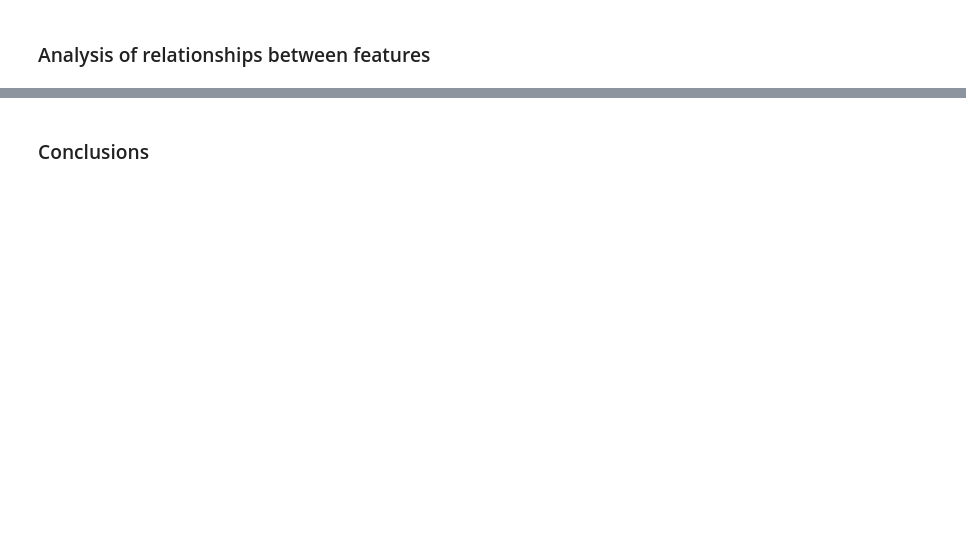
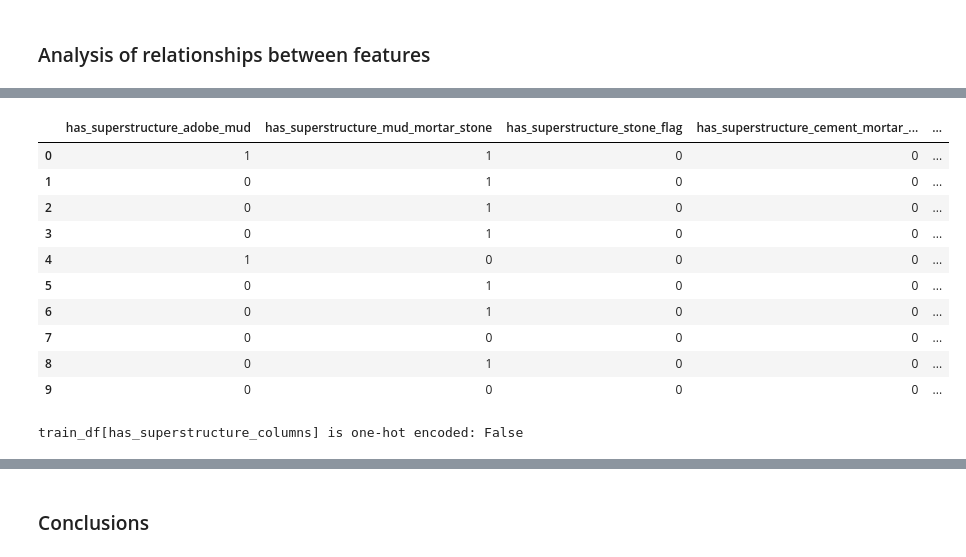
Before and after one commit to Sidies/-2015_Gorkha_earthquake_damage_prediction, a Jupyter notebook: notebooks/Exploration.ipynb, the cells around one changed output, grey strips where cells are left out. Saved outputs shown, nothing was run; the diff lists cells and outputs as text; code cells hidden in the pictures; blank space fills up the shorter version.

```diff
--- a/notebooks/Exploration.ipynb
+++ b/notebooks/Exploration.ipynb
@@ -218,0 +293,32 @@ target_df.head(10)
+# %%
+has_superstructure_columns = [
+    'has_superstructure_adobe_mud',
+    'has_superstructure_mud_mortar_stone',
+    'has_superstructure_stone_flag',
+    'has_superstructure_cement_mortar_stone',
+    'has_superstructure_mud_mortar_brick',
+    'has_superstructure_cement_mortar_brick',
+    'has_superstructure_timber',
+    'has_superstructure_bamboo',
+    'has_superstructure_rc_non_engineered',
+    'has_superstructure_rc_engineered',
+    'has_superstructure_other'
+]
+
+train_df[has_superstructure_columns].head(10)
+# %% [output]
+|  | has_superstructure_adobe_mud | has_superstructure_mud_mortar_stone | has_superstructure_stone_flag | has_superstructure_cement_mortar_... | ... |
+| 0 | 1 | 1 | 0 | 0 | ... |
+| 1 | 0 | 1 | 0 | 0 | ... |
+| 2 | 0 | 1 | 0 | 0 | ... |
+| 3 | 0 | 1 | 0 | 0 | ... |
+| 4 | 1 | 0 | 0 | 0 | ... |
+| 5 | 0 | 1 | 0 | 0 | ... |
+| 6 | 0 | 1 | 0 | 0 | ... |
+| 7 | 0 | 0 | 0 | 0 | ... |
+| 8 | 0 | 1 | 0 | 0 | ... |
+| 9 | 0 | 0 | 0 | 0 | ... |
+# %%
+print('train_df[has_superstructure_columns] is one-hot encoded:', build_features.is_one_hot_encoded(train_df[has_superstructure_columns]))
+# %% [output]
+train_df[has_superstructure_columns] is one-hot encoded: False
```
Also changed, not shown: parts of 29 cells of this notebook, 1 other file.
